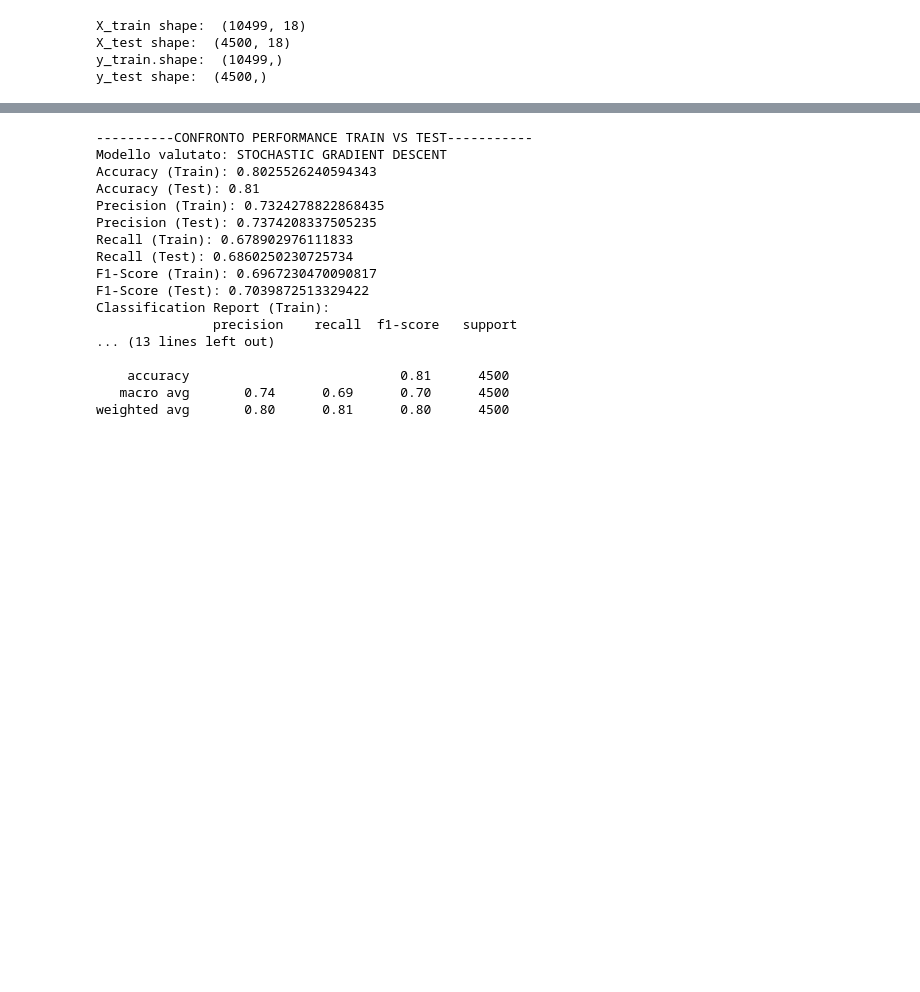
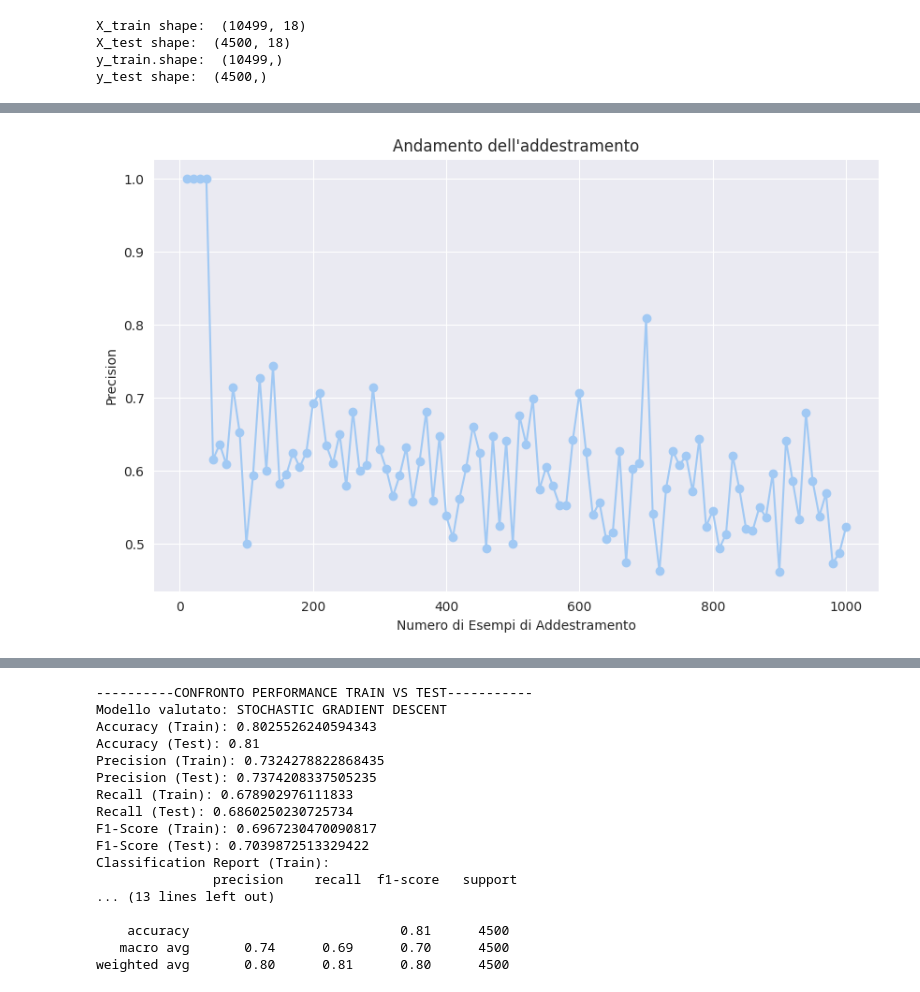
Before and after one commit to kozen88/ProgettoIcon2023, a Jupyter notebook: Cost_sensitive_learning_WORK.ipynb, the cells around one changed output, grey strips where cells are left out. Saved outputs shown, nothing was run; the diff lists cells and outputs as text; code cells hidden in the pictures; blank space fills up the shorter version.

```diff
--- a/Cost_sensitive_learning_WORK.ipynb
+++ b/Cost_sensitive_learning_WORK.ipynb
@@ -165,0 +245,4 @@ y_test shape:  (4500,)
+# %%
+train_and_plot_limited_data(SGDClassifier(random_state=30), X_train, y_train, precision_score, "Precision", max_samples=1000)
+# %% [output]
+[figure, added]
```
Also changed, not shown: parts of 38 cells of this notebook.
